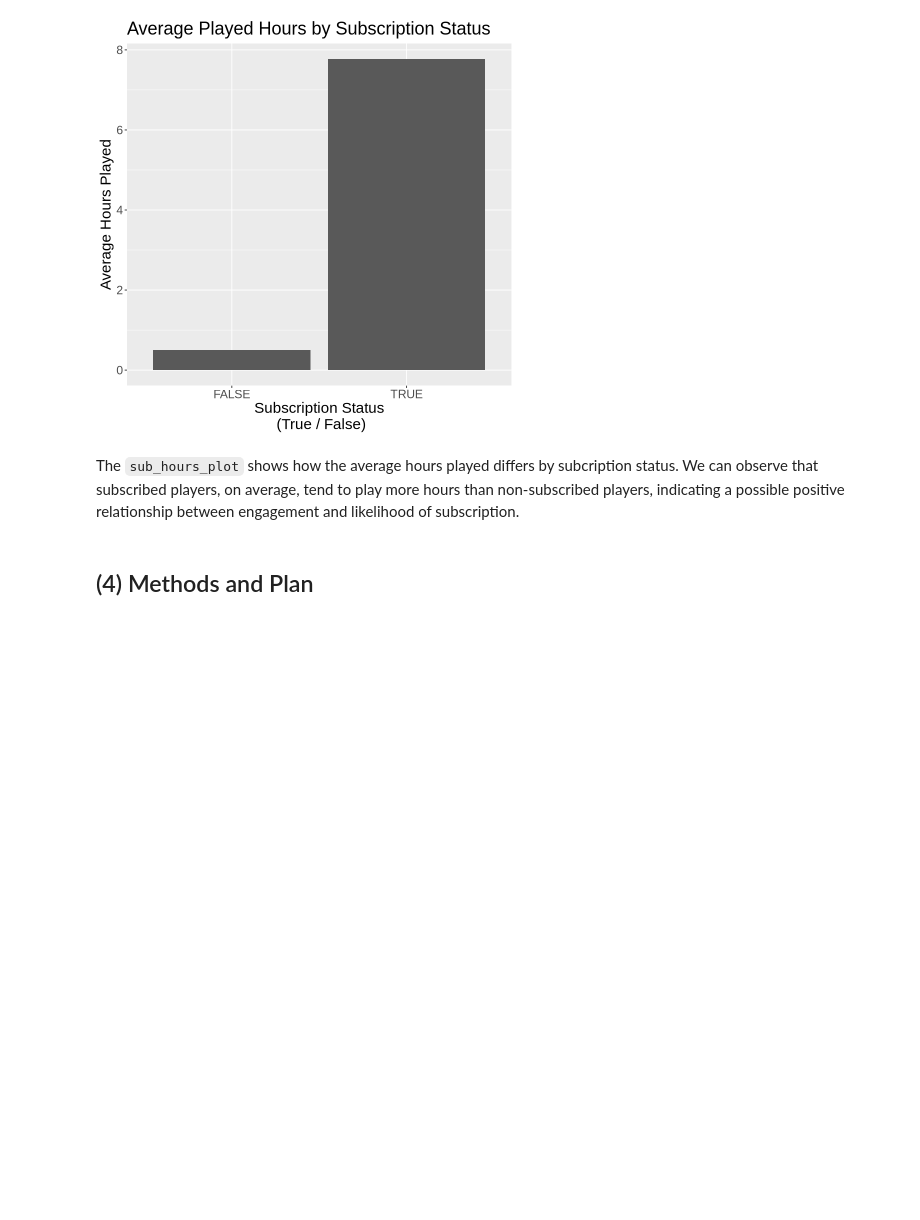
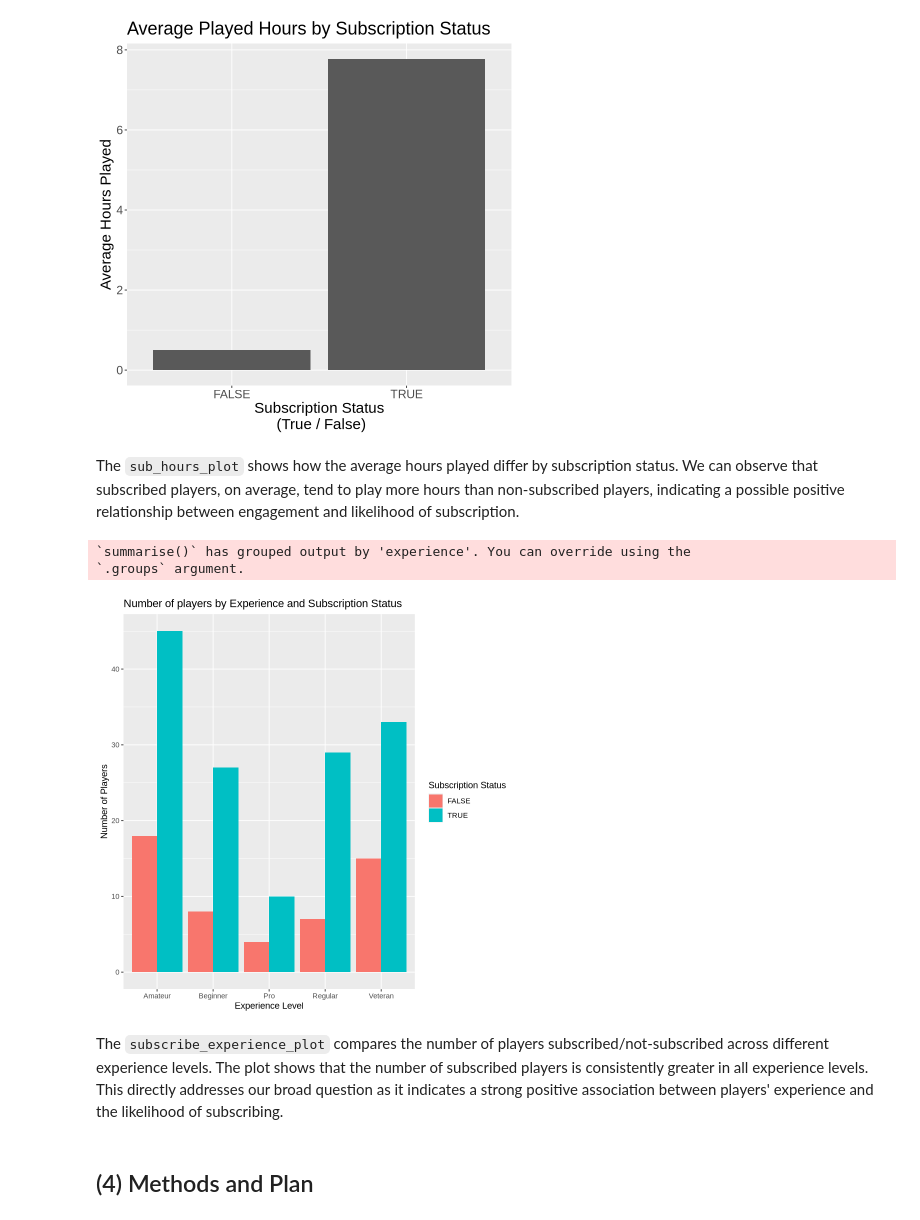
Before and after one commit to kristyluna2006/Project_Planning_Individual, a Jupyter notebook: Project Planning.ipynb, the cells around one changed output. Drawn from its saved outputs; the diff is of its cells as text; code cells hidden in the pictures; blank space fills up the shorter version.

Commit message:
Added a third plot to part 3. Got rid of the uneccessary dataset (sessions).

```diff
--- a/Project Planning.ipynb
+++ b/Project Planning.ipynb
@@ -251,7 +192,27 @@ sub_hours_plot
 # %% [output]
 [figure]
 # %% [markdown]
-The `sub_hours_plot` shows how the average hours played differs by subcription status. We can observe that subscribed players, on average, tend to play more hours than non-subscribed players, indicating a possible positive relationship between engagement and likelihood of subscription.
+The `sub_hours_plot` shows how the average hours played differ by subscription status. We can observe that subscribed players, on average, tend to play more hours than non-subscribed players, indicating a possible positive relationship between engagement and likelihood of subscription.
+# %%
+subscribe_count <- players |>
+        group_by(experience, subscribe) |>
+        summarise(count = n())
+subscribe_experience_plot <- subscribe_count |>
+                ggplot(aes(x = experience, y = count, fill = subscribe)) +
+                geom_bar(stat = "identity", position = "dodge") +
+            labs(
+                title = "Number of players by Experience and Subscription Status",
+                x = "Experience Level",
+                y = "Number of Players",
+                fill = "Subscription Status"
+                )
+subscribe_experience_plot
+# %% [output]
+`summarise()` has grouped output by 'experience'. You can override using the
+`.groups` argument.
+[figure, added]
+# %% [markdown]
+The `subscribe_experience_plot` compares the number of players subscribed/not-subscribed across different experience levels. The plot shows that the number of subscribed players is consistently greater in all experience levels. This directly addresses our broad question as it indicates a strong positive association between players' experience and the likelihood of subscribing.
 # %% [markdown]
 (4) Methods and Plan
 -
```
Also changed, not shown: parts of 7 cells of this notebook.
